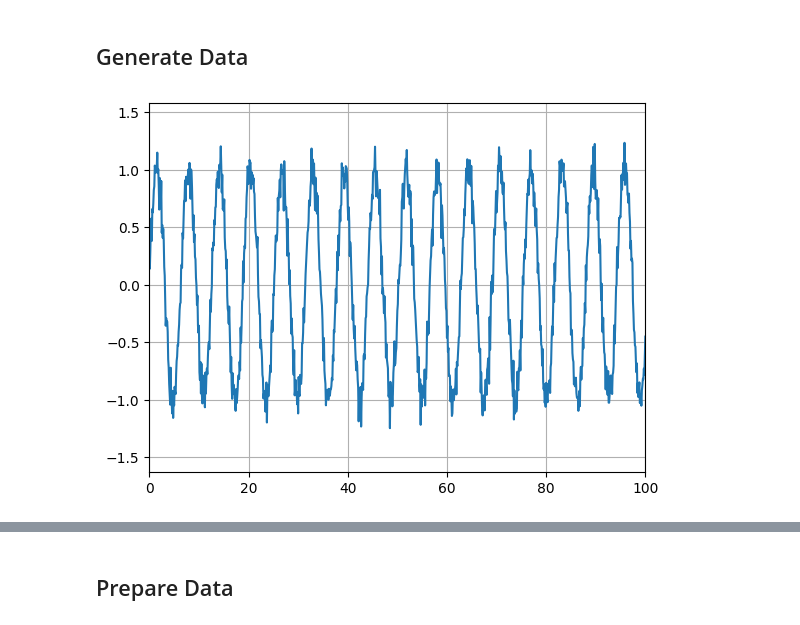
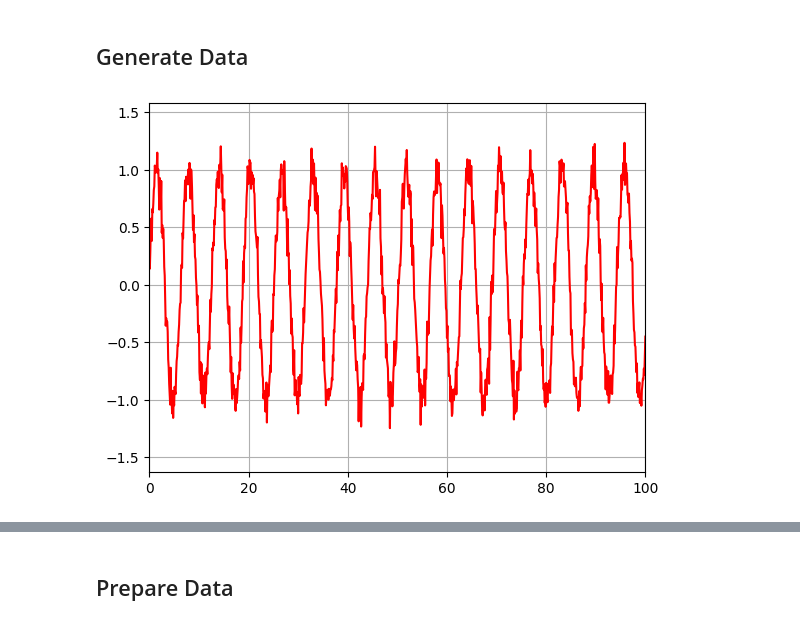
Before and after one commit to marilynbraojos/transformer_demo, a Jupyter notebook: sinefct_dev.ipynb, the cells around one changed output, grey strips where cells are left out. Drawn from its saved outputs; the diff is of its cells as text; code cells hidden in the pictures.

```diff
--- a/sinefct_dev.ipynb
+++ b/sinefct_dev.ipynb
@@ -85,5 +85,6 @@ def generate_data(data_path: Path, num_steps: int = 1000000, interval: float = 0
     np.savez(data_path, y=y)
 
     return num_steps, interval
-# %%
-(num_steps, interval)= generate_data("data.npz")
+# %%
+sine = Path("sine_data.npz")
+sawtooth = Path("saw_data.npz")
@@ -90,7 +135,10 @@ def generate_data(data_path: Path, num_steps: int = 1000000, interval: float = 0
+# %%
+(x_sine, num_steps, interval) = generate_data(sine, num_steps=1000000, interval=0.1, waveform_type='sine')
+(x_saw, num_steps, interval) = generate_data(sawtooth, num_steps=1000000, interval=0.1, waveform_type='sawtooth')
 # %%
-plt.plot(np.linspace(0, num_steps * interval, num_steps), np.load('data.npz')['y'])
+plt.plot(x_sine, np.load('sine_data.npz')['y'], color='r', label='Noisy Sine Wave')
 plt.grid(True)
 plt.xlim(0,100)
 plt.show()
 # %% [output]
-[figure, old version]
+[figure, new version]
```
Also changed, not shown: parts of 7 cells of this notebook.
